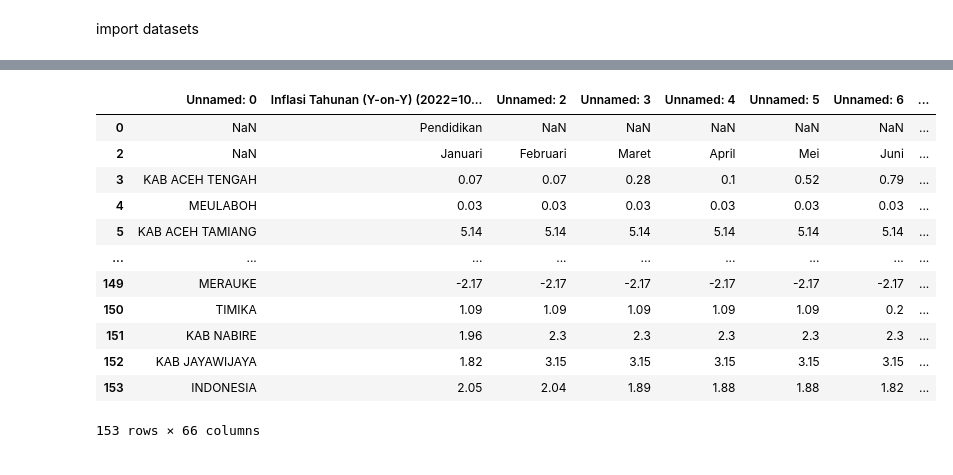
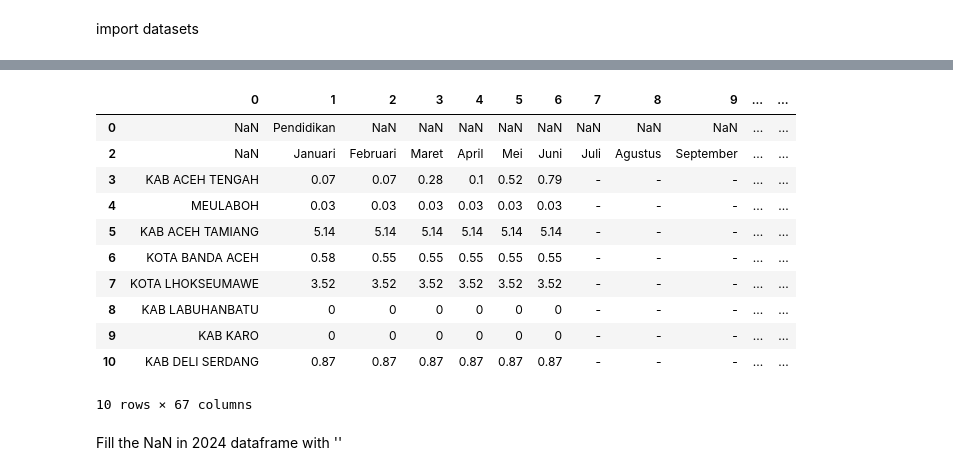
Before and after one commit to michaelvincentsebastian/Analysis-of-Annual-Education-Sector-Inflation-in-Indonesia, a Jupyter notebook: analysis/data-cleaning.ipynb, the cells around one changed output, grey strips where cells are left out. Cells and saved outputs as stored; diff of their text form; code cells hidden in the pictures.

```diff
--- a/analysis/data-cleaning.ipynb
+++ b/analysis/data-cleaning.ipynb
@@ -5,5 +6,5 @@ import pandas as pd
 # %% [markdown]
 import datasets
 # %%
-df24 = pd.read_excel(r'B:\GitHub Repository\Analysis-of-Annual-Education-Sector-Inflation-in-Indonesia\datasets\2024.xlsx', skiprows=1)
-df25 = pd.read_excel(r'B:\GitHub Repository\Analysis-of-Annual-Education-Sector-Inflation-in-Indonesia\datasets\2025.xlsx', skiprows=1)
+df24 = pd.read_excel(r'B:\GitHub Repository\Analysis-of-Annual-Education-Sector-Inflation-in-Indonesia\datasets\2024.xlsx', header=None, skiprows=2)
+df25 = pd.read_excel(r'B:\GitHub Repository\Analysis-of-Annual-Education-Sector-Inflation-in-Indonesia\datasets\2025.xlsx', header=None, skiprows=2)
@@ -12,3 +10,0 @@ set max df row col
-# %%
-pd.set_option('display.max.rows', 10)
-pd.set_option('display.max.columns', 100)
@@ -41,16 +36,17 @@ df24.drop(df24.index[1], inplace=True)
 # %%
-df25
+df25.head(10)
 # %% [output]
-|  | Unnamed: 0 | Inflasi Tahunan (Y-on-Y) (2022=10... | Unnamed: 2 | Unnamed: 3 | Unnamed: 4 | Unnamed: 5 | Unnamed: 6 | ... |
-| 0 | NaN | Pendidikan | NaN | NaN | NaN | NaN | NaN | ... |
-| 2 | NaN | Januari | Februari | Maret | April | Mei | Juni | ... |
-| 3 | KAB ACEH TENGAH | 0.07 | 0.07 | 0.28 | 0.1 | 0.52 | 0.79 | ... |
-| 4 | MEULABOH | 0.03 | 0.03 | 0.03 | 0.03 | 0.03 | 0.03 | ... |
-| 5 | KAB ACEH TAMIANG | 5.14 | 5.14 | 5.14 | 5.14 | 5.14 | 5.14 | ... |
-| ... | ... | ... | ... | ... | ... | ... | ... | ... |
-| 149 | MERAUKE | -2.17 | -2.17 | -2.17 | -2.17 | -2.17 | -2.17 | ... |
-| 150 | TIMIKA | 1.09 | 1.09 | 1.09 | 1.09 | 1.09 | 0.2 | ... |
-| 151 | KAB NABIRE | 1.96 | 2.3 | 2.3 | 2.3 | 2.3 | 2.3 | ... |
-| 152 | KAB JAYAWIJAYA | 1.82 | 3.15 | 3.15 | 3.15 | 3.15 | 3.15 | ... |
-| 153 | INDONESIA | 2.05 | 2.04 | 1.89 | 1.88 | 1.88 | 1.82 | ... |
+|  | 0 | 1 | 2 | 3 | 4 | 5 | 6 | 7 | 8 | 9 | ... | ... |
+| 0 | NaN | Pendidikan | NaN | NaN | NaN | NaN | NaN | NaN | NaN | NaN | ... | ... |
+| 2 | NaN | Januari | Februari | Maret | April | Mei | Juni | Juli | Agustus | September | ... | ... |
+| 3 | KAB ACEH TENGAH | 0.07 | 0.07 | 0.28 | 0.1 | 0.52 | 0.79 | - | - | - | ... | ... |
+| 4 | MEULABOH | 0.03 | 0.03 | 0.03 | 0.03 | 0.03 | 0.03 | - | - | - | ... | ... |
+| 5 | KAB ACEH TAMIANG | 5.14 | 5.14 | 5.14 | 5.14 | 5.14 | 5.14 | - | - | - | ... | ... |
+| 6 | KOTA BANDA ACEH | 0.58 | 0.55 | 0.55 | 0.55 | 0.55 | 0.55 | - | - | - | ... | ... |
+| 7 | KOTA LHOKSEUMAWE | 3.52 | 3.52 | 3.52 | 3.52 | 3.52 | 3.52 | - | - | - | ... | ... |
+| 8 | KAB LABUHANBATU | 0 | 0 | 0 | 0 | 0 | 0 | - | - | - | ... | ... |
+| 9 | KAB KARO | 0 | 0 | 0 | 0 | 0 | 0 | - | - | - | ... | ... |
+| 10 | KAB DELI SERDANG | 0.87 | 0.87 | 0.87 | 0.87 | 0.87 | 0.87 | - | - | - | ... | ... |
-153 rows × 66 columns
+10 rows × 67 columns
+# %% [markdown]
+Fill the NaN in 2024 dataframe with ''
```
Also changed, not shown: parts of 31 cells of this notebook, 2 other files.
